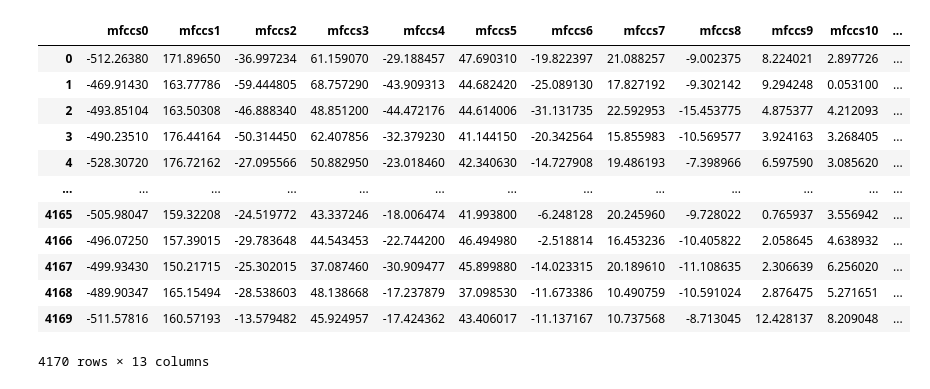
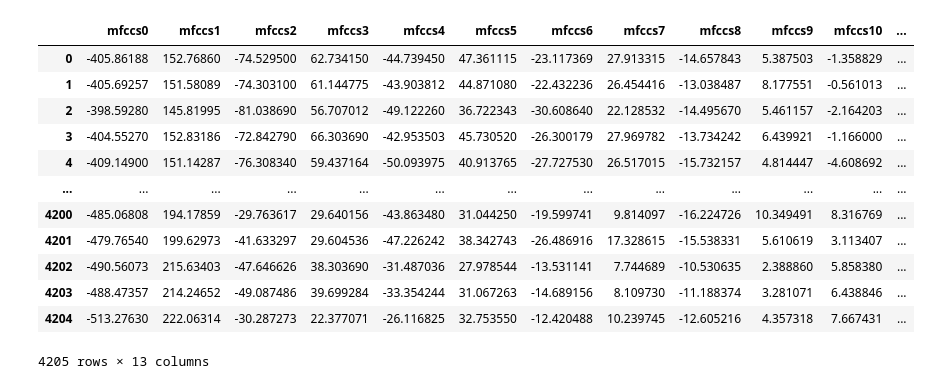
Before and after one commit to mokegg/Accoustic_Machine_monitoring, a Jupyter notebook: Clustering.ipynb, the cells around one changed output. Drawn from its saved outputs; the diff is of its cells as text; code cells hidden in the pictures.

```diff
--- a/Clustering.ipynb
+++ b/Clustering.ipynb
@@ -1,26 +1,30 @@
 # %%
 # import data
 import pandas as pd
+import seaborn as sns
+import matplotlib.pyplot as plt
 
-data = pd.read_csv("./6dB/df_6dB_valve_fe_ta_imb.csv")
-data
+data = pd.read_csv("./6dB/df_6dB_pump_fe_ta_imb.csv")
+# data = pd.read_csv('df_6dBfan_id06.csv')
 #clean data
 Target = data['target']
-indexs = data['Unnamed: 0']
+# indexs = data['Unnamed: 0']
+
 data.drop(['target', 'Unnamed: 0'], axis=1, inplace=True)
+# data.drop(['target'], axis=1, inplace=True)
 data = data.drop(data.iloc[:,13:], axis=1)
 data
 # %% [output]
 |  | mfccs0 | mfccs1 | mfccs2 | mfccs3 | mfccs4 | mfccs5 | mfccs6 | mfccs7 | mfccs8 | mfccs9 | mfccs10 | ... |
-| 0 | -512.26380 | 171.89650 | -36.997234 | 61.159070 | -29.188457 | 47.690310 | -19.822397 | 21.088257 | -9.002375 | 8.224021 | 2.897726 | ... |
-| 1 | -469.91430 | 163.77786 | -59.444805 | 68.757290 | -43.909313 | 44.682420 | -25.089130 | 17.827192 | -9.302142 | 9.294248 | 0.053100 | ... |
-| 2 | -493.85104 | 163.50308 | -46.888340 | 48.851200 | -44.472176 | 44.614006 | -31.131735 | 22.592953 | -15.453775 | 4.875377 | 4.212093 | ... |
-| 3 | -490.23510 | 176.44164 | -50.314450 | 62.407856 | -32.379230 | 41.144150 | -20.342564 | 15.855983 | -10.569577 | 3.924163 | 3.268405 | ... |
-| 4 | -528.30720 | 176.72162 | -27.095566 | 50.882950 | -23.018460 | 42.340630 | -14.727908 | 19.486193 | -7.398966 | 6.597590 | 3.085620 | ... |
+| 0 | -405.86188 | 152.76860 | -74.529500 | 62.734150 | -44.739450 | 47.361115 | -23.117369 | 27.913315 | -14.657843 | 5.387503 | -1.358829 | ... |
+| 1 | -405.69257 | 151.58089 | -74.303100 | 61.144775 | -43.903812 | 44.871080 | -22.432236 | 26.454416 | -13.038487 | 8.177551 | -0.561013 | ... |
+| 2 | -398.59280 | 145.81995 | -81.038690 | 56.707012 | -49.122260 | 36.722343 | -30.608640 | 22.128532 | -14.495670 | 5.461157 | -2.164203 | ... |
+| 3 | -404.55270 | 152.83186 | -72.842790 | 66.303690 | -42.953503 | 45.730520 | -26.300179 | 27.969782 | -13.734242 | 6.439921 | -1.166000 | ... |
+| 4 | -409.14900 | 151.14287 | -76.308340 | 59.437164 | -50.093975 | 40.913765 | -27.727530 | 26.517015 | -15.732157 | 4.814447 | -4.608692 | ... |
 | ... | ... | ... | ... | ... | ... | ... | ... | ... | ... | ... | ... | ... |
-| 4165 | -505.98047 | 159.32208 | -24.519772 | 43.337246 | -18.006474 | 41.993800 | -6.248128 | 20.245960 | -9.728022 | 0.765937 | 3.556942 | ... |
-| 4166 | -496.07250 | 157.39015 | -29.783648 | 44.543453 | -22.744200 | 46.494980 | -2.518814 | 16.453236 | -10.405822 | 2.058645 | 4.638932 | ... |
-| 4167 | -499.93430 | 150.21715 | -25.302015 | 37.087460 | -30.909477 | 45.899880 | -14.023315 | 20.189610 | -11.108635 | 2.306639 | 6.256020 | ... |
-| 4168 | -489.90347 | 165.15494 | -28.538603 | 48.138668 | -17.237879 | 37.098530 | -11.673386 | 10.490759 | -10.591024 | 2.876475 | 5.271651 | ... |
-| 4169 | -511.57816 | 160.57193 | -13.579482 | 45.924957 | -17.424362 | 43.406017 | -11.137167 | 10.737568 | -8.713045 | 12.428137 | 8.209048 | ... |
+| 4200 | -485.06808 | 194.17859 | -29.763617 | 29.640156 | -43.863480 | 31.044250 | -19.599741 | 9.814097 | -16.224726 | 10.349491 | 8.316769 | ... |
+| 4201 | -479.76540 | 199.62973 | -41.633297 | 29.604536 | -47.226242 | 38.342743 | -26.486916 | 17.328615 | -15.538331 | 5.610619 | 3.113407 | ... |
+| 4202 | -490.56073 | 215.63403 | -47.646626 | 38.303690 | -31.487036 | 27.978544 | -13.531141 | 7.744689 | -10.530635 | 2.388860 | 5.858380 | ... |
+| 4203 | -488.47357 | 214.24652 | -49.087486 | 39.699284 | -33.354244 | 31.067263 | -14.689156 | 8.109730 | -11.188374 | 3.281071 | 6.438846 | ... |
+| 4204 | -513.27630 | 222.06314 | -30.287273 | 22.377071 | -26.116825 | 32.753550 | -12.420488 | 10.239745 | -12.605216 | 4.357318 | 7.667431 | ... |
-4170 rows × 13 columns
+4205 rows × 13 columns
```
Also changed, not shown: parts of 10 cells of this notebook.
